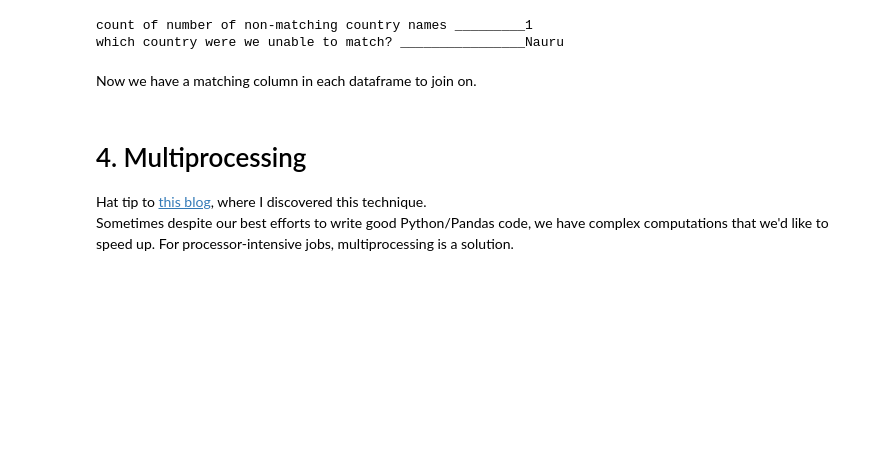
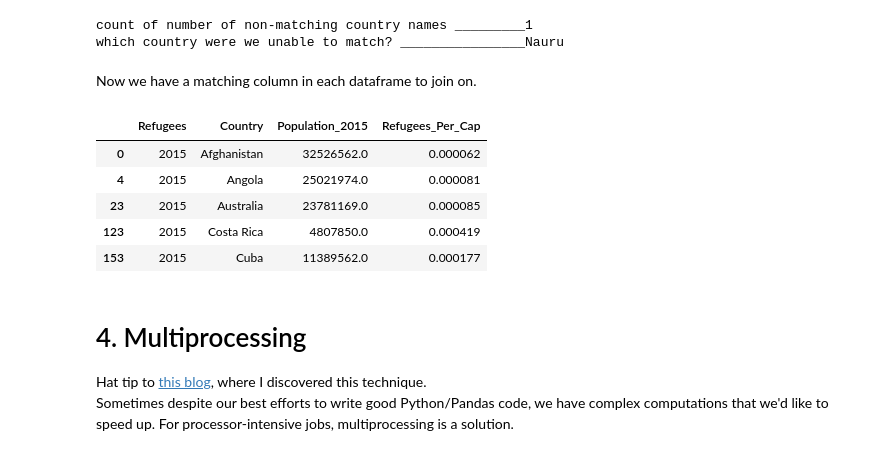
Before and after one commit to nrippner/misc, a Jupyter notebook: datadotworld_wrangling_tutorial.ipynb, the cells around one changed output. Drawn from its saved outputs; the diff is of its cells as text; code cells hidden in the pictures; blank space fills up the shorter version.

```diff
--- a/datadotworld_wrangling_tutorial.ipynb
+++ b/datadotworld_wrangling_tutorial.ipynb
@@ -432,3 +456,18 @@ refugee_df.merge(population_df, on='Country', how='inner')
+# %%
+# merge dataframes
+refugee_df = refugee_df.merge(population_df, on='Country', how='inner')
+
+# create new feature
+refugee_df['Refugees_Per_Cap'] = refugee_df.Refugees / refugee_df.Population_2015
+
+refugee_df[~refugee_df.duplicated()].head()
+# %% [output]
+|  | Refugees | Country | Population_2015 | Refugees_Per_Cap |
+| 0 | 2015 | Afghanistan | 32526562.0 | 0.000062 |
+| 4 | 2015 | Angola | 25021974.0 | 0.000081 |
+| 23 | 2015 | Australia | 23781169.0 | 0.000085 |
+| 123 | 2015 | Costa Rica | 4807850.0 | 0.000419 |
+| 153 | 2015 | Cuba | 11389562.0 | 0.000177 |
 # %% [markdown]
 # 4. Multiprocessing
 Hat tip to [this blog](http://www.racketracer.com/2016/07/06/pandas-in-parallel/), where I discovered this technique.
```
Also changed, not shown: parts of 11 cells of this notebook.
